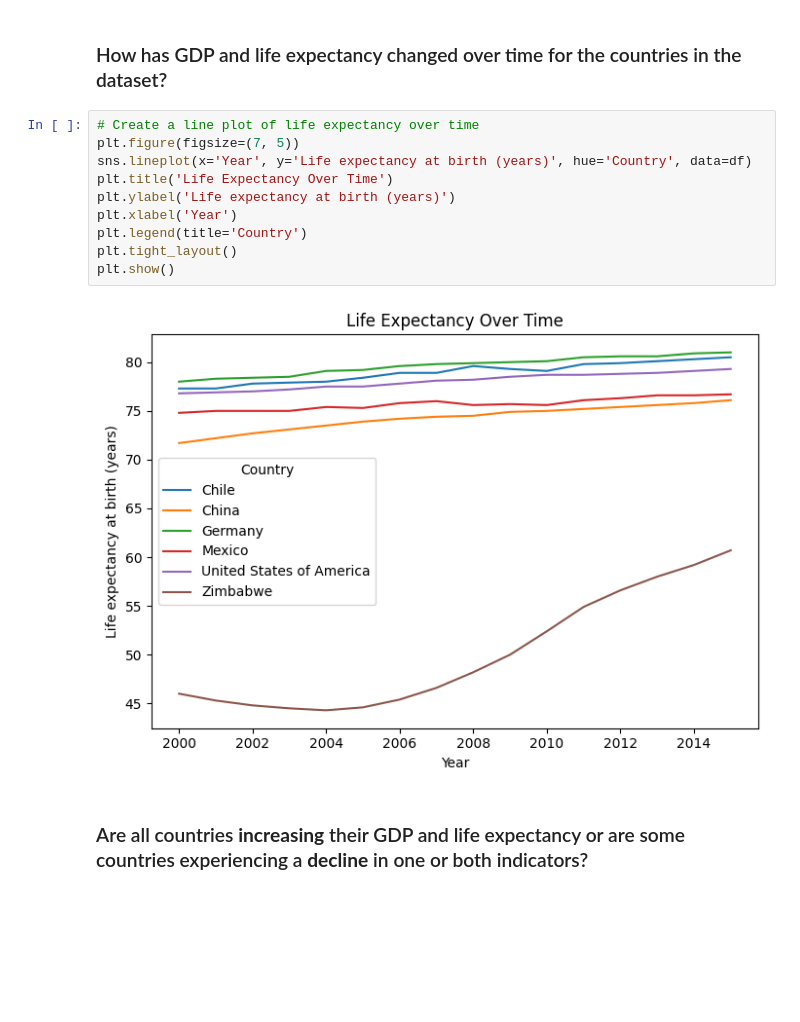
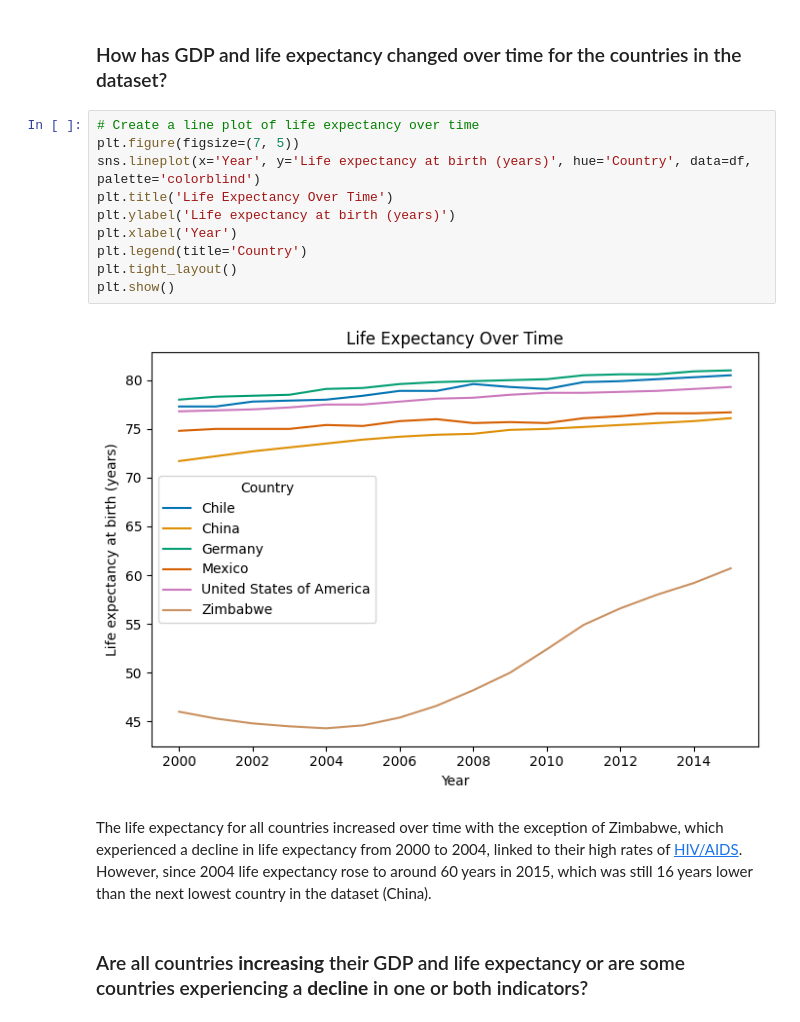
Before and after one commit to alanjameschapman/Life-Expectancy-and-GDP-Starter, a Jupyter notebook: life_expectancy_gdp.ipynb, the cells around one changed output. Saved outputs shown, nothing was run; the diff lists cells and outputs as text; blank space fills up the shorter version.

```diff
--- a/life_expectancy_gdp.ipynb
+++ b/life_expectancy_gdp.ipynb
@@ -371,15 +351,17 @@ There are 6 observations for every year from 2000 to 2015.
 # %%
 # Create a line plot of life expectancy over time
 plt.figure(figsize=(7, 5))
-sns.lineplot(x='Year', y='Life expectancy at birth (years)', hue='Country', data=df)
+sns.lineplot(x='Year', y='Life expectancy at birth (years)', hue='Country', data=df, palette='colorblind')
 plt.title('Life Expectancy Over Time')
 plt.ylabel('Life expectancy at birth (years)')
 plt.xlabel('Year')
 plt.legend(title='Country')
 plt.tight_layout()
 plt.show()
 # %% [output]
-[figure, old version]
+[figure, new version]
+# %% [markdown]
+The life expectancy for all countries increased over time with the exception of Zimbabwe, which experienced a decline in life expectancy from 2000 to 2004, linked to their high rates of [HIV/AIDS](https://www.bbc.com/news/world-africa-42013720). However, since 2004 life expectancy rose to around 60 years in 2015, which was still 16 years lower than the next lowest country in the dataset (China).
 # %% [markdown]
 ### Are all countries **increasing** their GDP and life expectancy or are some countries experiencing a **decline** in one or both indicators?
 # %%
```
Also changed, not shown: parts of 20 cells of this notebook, 1 other file.
